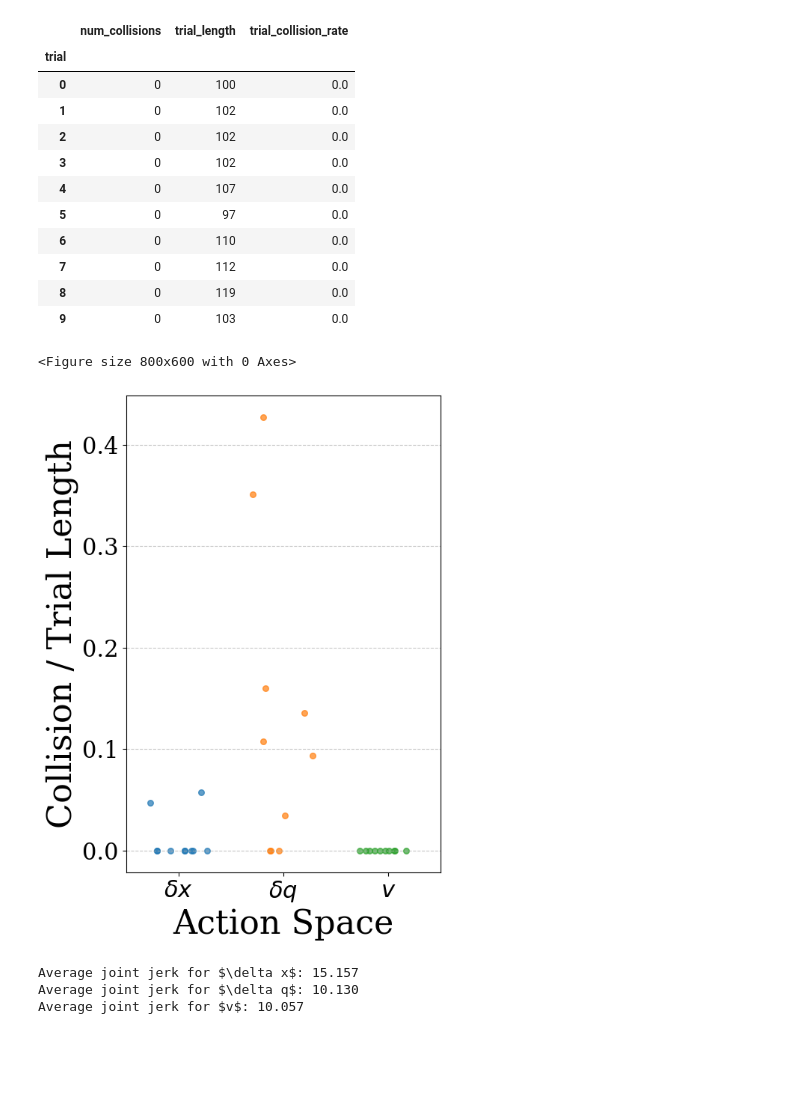
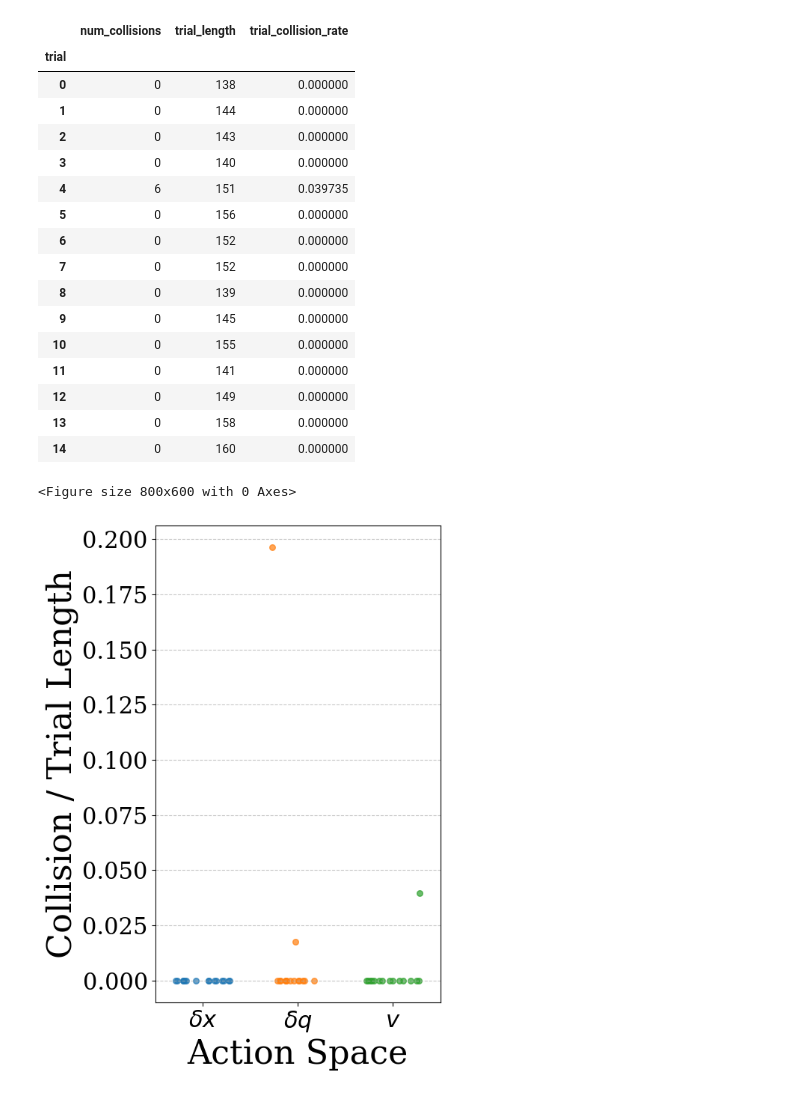
Before and after one commit to RL-Sim-to-Real/training, a Jupyter notebook: visualize/real_time_experiments.ipynb, the cells around one changed output. Saved outputs shown, nothing was run; the diff lists cells and outputs as text; code cells hidden in the pictures; blank space fills up the shorter version.

```diff
--- a/visualize/real_time_experiments.ipynb
+++ b/visualize/real_time_experiments.ipynb
@@ -32,7 +32,7 @@ action = actions[2]
 # %%
 file_paths = [
     os.path.join(folder_path, f"{action}_use_prop_{str(use_prop)}_trial_{i}.pkl.csv")
-    for i in range(10)
+    for i in range(15)
 ]
 print(file_paths)
 # %% [output]
@@ -78,22 +113,27 @@ trial_stats
 # %% [output]
 |  | num_collisions | trial_length | trial_collision_rate |
 | trial |  |  |  |
-| 0 | 0 | 100 | 0.0 |
-| 1 | 0 | 102 | 0.0 |
-| 2 | 0 | 102 | 0.0 |
-| 3 | 0 | 102 | 0.0 |
-| 4 | 0 | 107 | 0.0 |
-| 5 | 0 | 97 | 0.0 |
-| 6 | 0 | 110 | 0.0 |
-| 7 | 0 | 112 | 0.0 |
-| 8 | 0 | 119 | 0.0 |
-| 9 | 0 | 103 | 0.0 |
+| 0 | 0 | 138 | 0.000000 |
+| 1 | 0 | 144 | 0.000000 |
+| 2 | 0 | 143 | 0.000000 |
+| 3 | 0 | 140 | 0.000000 |
+| 4 | 6 | 151 | 0.039735 |
+| 5 | 0 | 156 | 0.000000 |
+| 6 | 0 | 152 | 0.000000 |
+| 7 | 0 | 152 | 0.000000 |
+| 8 | 0 | 139 | 0.000000 |
+| 9 | 0 | 145 | 0.000000 |
+| 10 | 0 | 155 | 0.000000 |
+| 11 | 0 | 141 | 0.000000 |
+| 12 | 0 | 149 | 0.000000 |
+| 13 | 0 | 158 | 0.000000 |
+| 14 | 0 | 160 | 0.000000 |
 # %%
 results = {}
 for act in actions:
     file_paths = [
         os.path.join(folder_path, f"{act}_use_prop_{str(use_prop)}_trial_{i}.pkl.csv")
-        for i in range(10)
+        for i in range(15)
     ]
     dfs = []
     for path in file_paths:
@@ -120,7 +160,7 @@ labels = []
 for act in actions:
     file_paths = [
         os.path.join(folder_path, f"{act}_use_prop_{str(use_prop)}_trial_{i}.pkl.csv")
-        for i in range(10)
+        for i in range(15)
     ]
     dfs = []
     for path in file_paths:
@@ -132,46 +172,34 @@ for act in actions:
             dfs.append(df)
     if dfs:
         all_results = pd.concat(dfs, ignore_index=True)
         trial_stats = all_results.groupby('trial').agg(
             num_collisions=('has_collided', 'sum'),
             trial_length=('has_collided', 'count')
         )
         trial_stats['trial_collision_rate'] = (trial_stats['num_collisions'] / trial_stats['trial_length'])
         collision_rates.append(trial_stats['trial_collision_rate'].dropna())
         labels.append(act)
 labels = [r"$\delta x$", r"$\delta q$", r"$v$"]
 plt.figure(figsize=(6, 8))
 np.random.seed(42)  # For reproducibility
 for i, rates in enumerate(collision_rates):
     y = rates.values
     # Add a small random jitter to x to avoid overlap
     x = np.full_like(y, i, dtype=float) + np.random.uniform(-0.3, 0.3, size=len(y))
     plt.scatter(x, y, alpha=0.7, s=30, label=labels[i])
 plt.xticks(range(len(labels)), labels, fontsize=22)
 plt.ylabel('Collision / Trial Length', fontsize=32)
 plt.xlabel('Action Space', fontsize=32)
 # plt.title('Average Collision Rate Across Trials', fontsize=20)
 plt.yticks(fontsize=22)
 plt.xlim(-0.5, len(labels)-0.5)
 plt.grid(axis='y', linestyle='--', alpha=0.7)
 plt.tight_layout()
 plt.savefig(f"collision_rate_prop_{use_prop}_dotplot.pdf")
 plt.show()
 # %% [output]
 <Figure size 800x600 with 0 Axes>
-[figure, old version]
+[figure, new version]
-# %%
-average_jerks = []
-for jerks in joint_jerks_data:
-    avg = jerks.mean()
-    average_jerks.append(avg)
-
-for label, avg in zip(labels, average_jerks):
-    print(f"Average joint jerk for {label}: {avg:.3f}")
-# %% [output]
-Average joint jerk for $\delta x$: 15.157
-Average joint jerk for $\delta q$: 10.130
-Average joint jerk for $v$: 10.057
 # %%
 plt.figure(figsize=(8, 6))
 collision_rates = []
```
Also changed, not shown: parts of 6 cells of this notebook, 11 other files.
